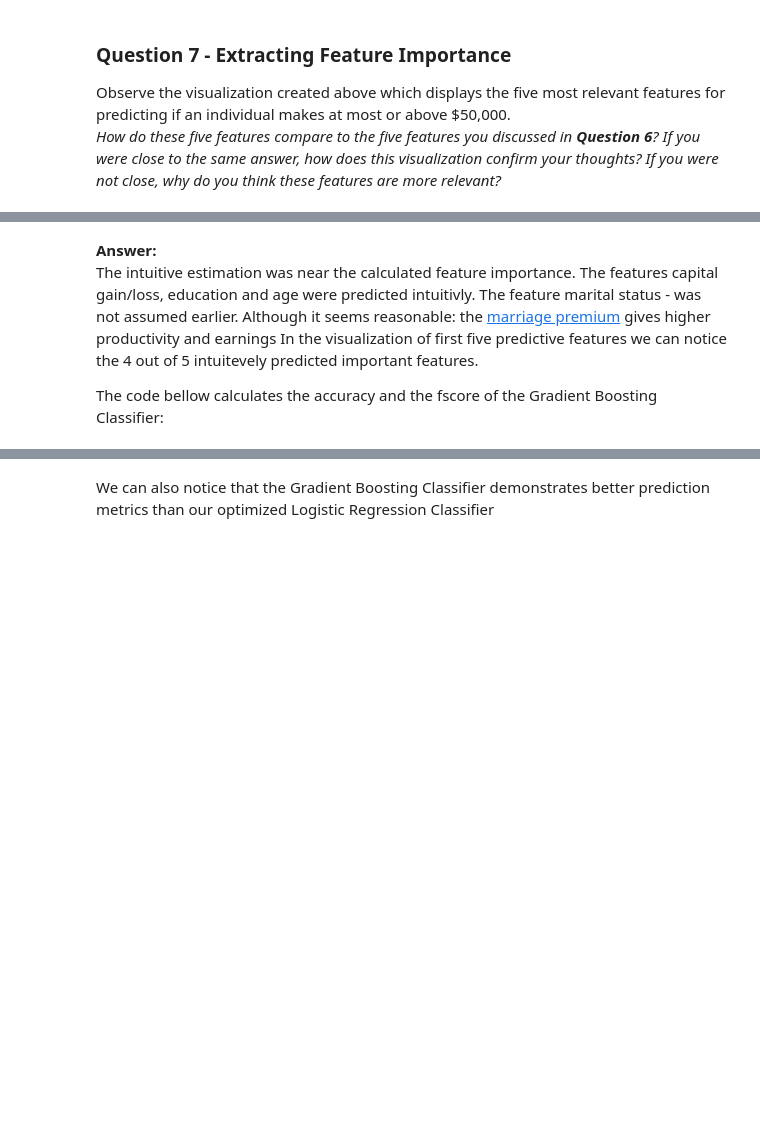
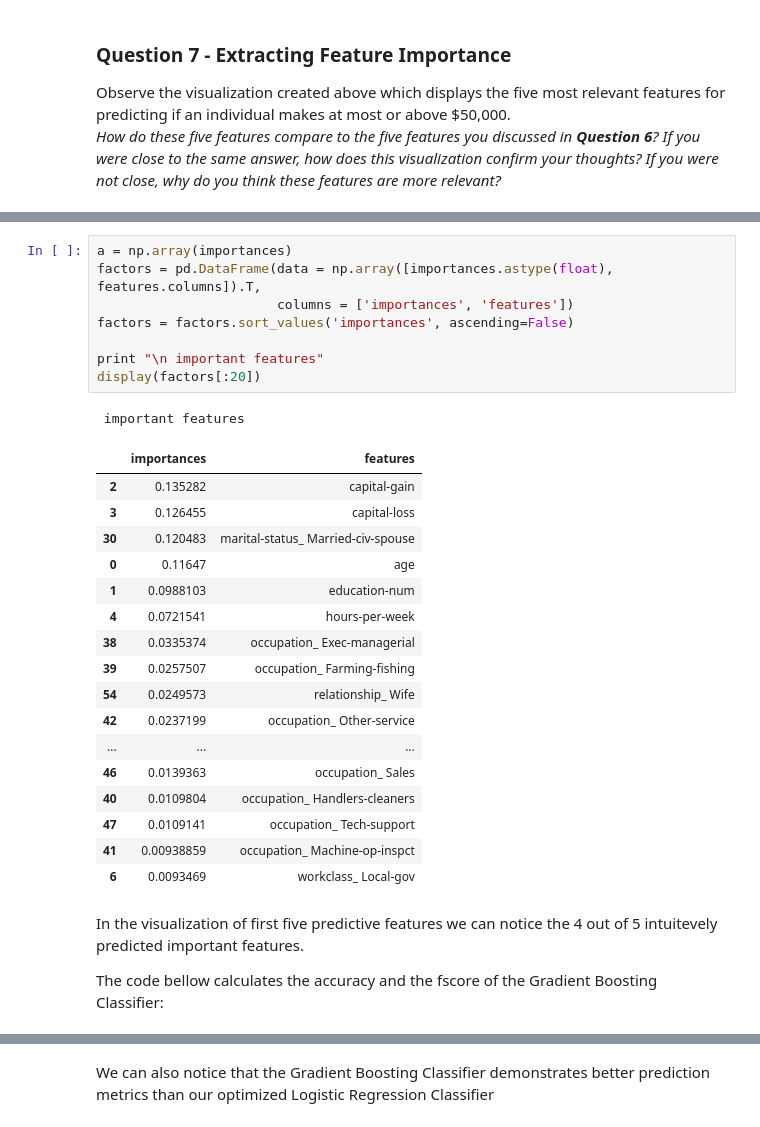
Before and after one commit to pnevmap/MLND, a Jupyter notebook: P2/finding_donors.ipynb, the cells around one changed output, grey strips where cells are left out. Cells and saved outputs as stored; diff of their text form; blank space fills up the shorter version.

```diff
--- a/P2/finding_donors.ipynb
+++ b/P2/finding_donors.ipynb
@@ -506,6 +537,31 @@ _How do these five features compare to the five features you discussed in **Ques
+# %%
+a = np.array(importances)
+factors = pd.DataFrame(data = np.array([importances.astype(float), features.columns]).T,
+                       columns = ['importances', 'features'])
+factors = factors.sort_values('importances', ascending=False)
+
+print "\n important features"
+display(factors[:20])
+# %% [output]
+ important features
+|  | importances | features |
+| 2 | 0.135282 | capital-gain |
+| 3 | 0.126455 | capital-loss |
+| 30 | 0.120483 | marital-status_ Married-civ-spouse |
+| 0 | 0.11647 | age |
+| 1 | 0.0988103 | education-num |
+| 4 | 0.0721541 | hours-per-week |
+| 38 | 0.0335374 | occupation_ Exec-managerial |
+| 39 | 0.0257507 | occupation_ Farming-fishing |
+| 54 | 0.0249573 | relationship_ Wife |
+| 42 | 0.0237199 | occupation_ Other-service |
+| ... | ... | ... |
+| 46 | 0.0139363 | occupation_ Sales |
+| 40 | 0.0109804 | occupation_ Handlers-cleaners |
+| 47 | 0.0109141 | occupation_ Tech-support |
+| 41 | 0.00938859 | occupation_ Machine-op-inspct |
+| 6 | 0.0093469 | workclass_ Local-gov |
 # %% [markdown]
-**Answer:**
-The intuitive estimation was near the calculated feature importance. The features capital gain/loss, education and age were predicted intuitivly. The feature marital status - was not assumed earlier. Although it seems reasonable: the [marriage premium](http://marripedia.org/effects_of_marriage_on_financial_stability) gives higher productivity and earnings
 In the visualization of first five predictive features we can notice the 4 out of 5 intuitevely predicted important features.
 
 The code bellow calculates the accuracy and the fscore of the Gradient Boosting Classifier:
```
Also changed, not shown: parts of 11 cells of this notebook, 1 other file.
